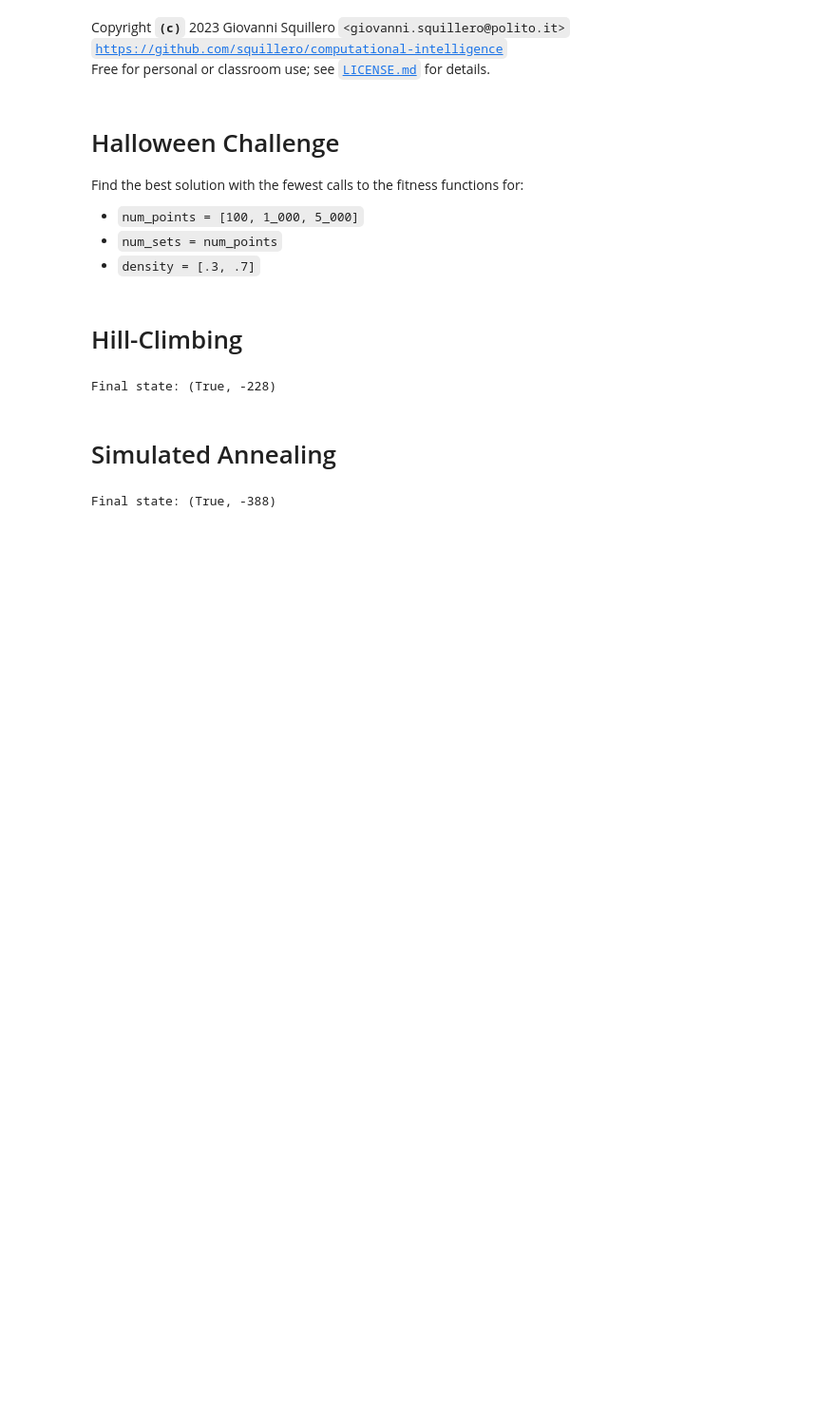
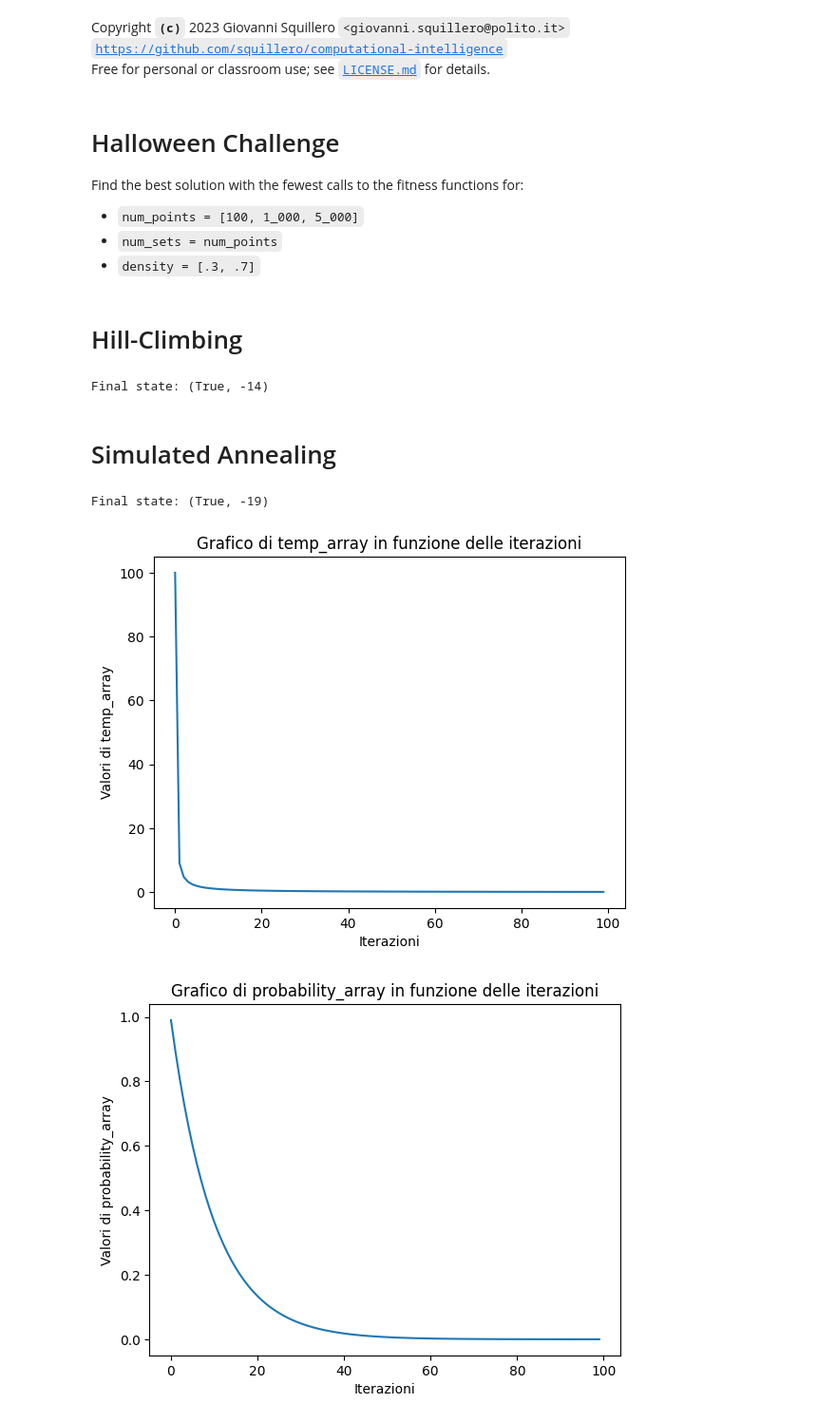
Before and after one commit to Nicocarad/ci23, a Jupyter notebook: Halloween.ipynb, the cells around one changed output. Shown: that part at 95% size. Cells and saved outputs as stored; diff of their text form; code cells hidden in the pictures; blank space fills up the shorter version.

```diff
--- a/Halloween.ipynb
+++ b/Halloween.ipynb
@@ -46,23 +45,22 @@ def evaluate(state):
         reduce(
             np.logical_or,
             [SETS.getrow(i).toarray().flatten() for i, t in enumerate(state) if t],
-            np.array([False for _ in range(num_points[1])]),
+            np.array([False for _ in range(num_points[0])]),
         )
     )
     return valid, -cost if valid else 0
 # %%
 def tweak(state):
     new_state = copy(state)
-    index = randint(0, num_sets[1] - 1)
+    index = randint(0, num_sets[0] - 1)
     new_state[index] = not new_state[index]
 
     return new_state
 # %%
 
-current_state = [choice([True, False]) for _ in range(num_sets[1])]
+current_state = [choice([True, False]) for _ in range(num_sets[0])]
 
-
-for step in range(800):
+for step in range(100):
     new_state = tweak(current_state)
     if evaluate(new_state) >= evaluate(current_state):
         current_state = new_state
@@ -70,25 +68,46 @@ for step in range(800):
 
 print("Final state:", evaluate(current_state))
 # %% [output]
-Final state: (True, -228)
+Final state: (True, -14)
 # %% [markdown]
 # Simulated Annealing
 # %%
 def acceptance_probability(current_solution, tweaked_solution, temp):
-    return math.exp(-abs(current_solution[1] - tweaked_solution[1]) / temp)
+
+    x = -abs(current_solution[1] - tweaked_solution[1]) / temp
+    return math.exp(x)
 # %%
-current_state = [choice([True, False]) for _ in range(num_sets[1])]
+current_state = [choice([True, False]) for _ in range(num_sets[0])]
 
-iterations = 800
+iterations = 100
+temp_array = []
+probability_array = []
 
 for step in range(iterations):
     new_state = tweak(current_state)
-    temp = iterations / (step + 1)
+    temp = iterations / (10*step + 1)
+    temp_array.append(temp)
     p = acceptance_probability(evaluate(current_state), evaluate(new_state), temp)
+    probability_array.append(p)
+
     if evaluate(new_state) >= evaluate(current_state) or random() < p:
         current_state = new_state
         # print(current_state, evaluate(current_state))
 
 print("Final state:", evaluate(current_state))
+
+plt.plot(range(iterations),temp_array)
+plt.xlabel('Iterazioni')
+plt.ylabel('Valori di temp_array')
+plt.title('Grafico di temp_array in funzione delle iterazioni')
+plt.show()
+
+plt.plot(range(iterations),probability_array)
+plt.xlabel('Iterazioni')
+plt.ylabel('Valori di probability_array')
+plt.title('Grafico di probability_array in funzione delle iterazioni')
+plt.show()
 # %% [output]
-Final state: (True, -388)
+Final state: (True, -19)
+[figure, added]
+[figure, added]
```
Also changed, not shown: parts of 2 cells of this notebook, 1 other file.
